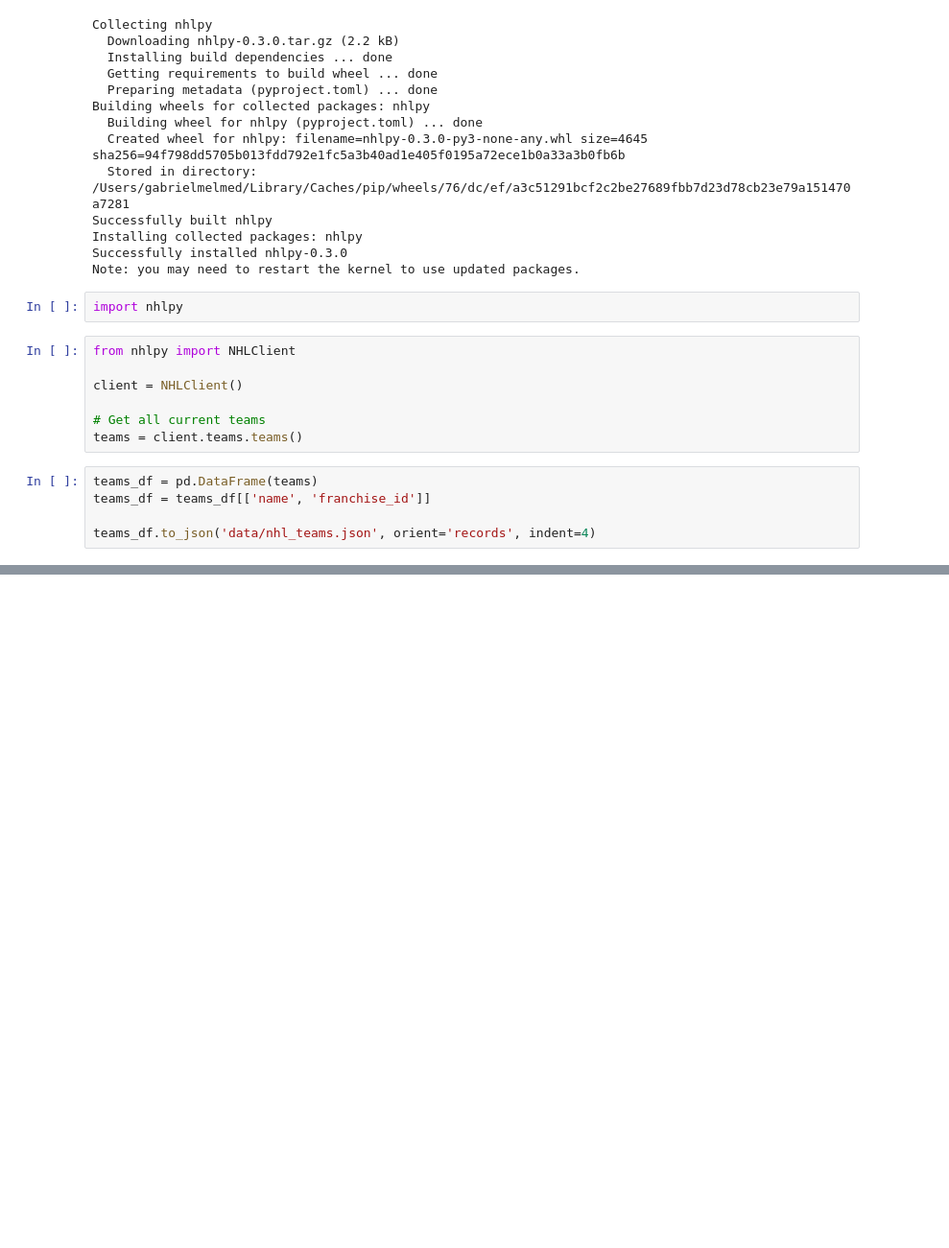
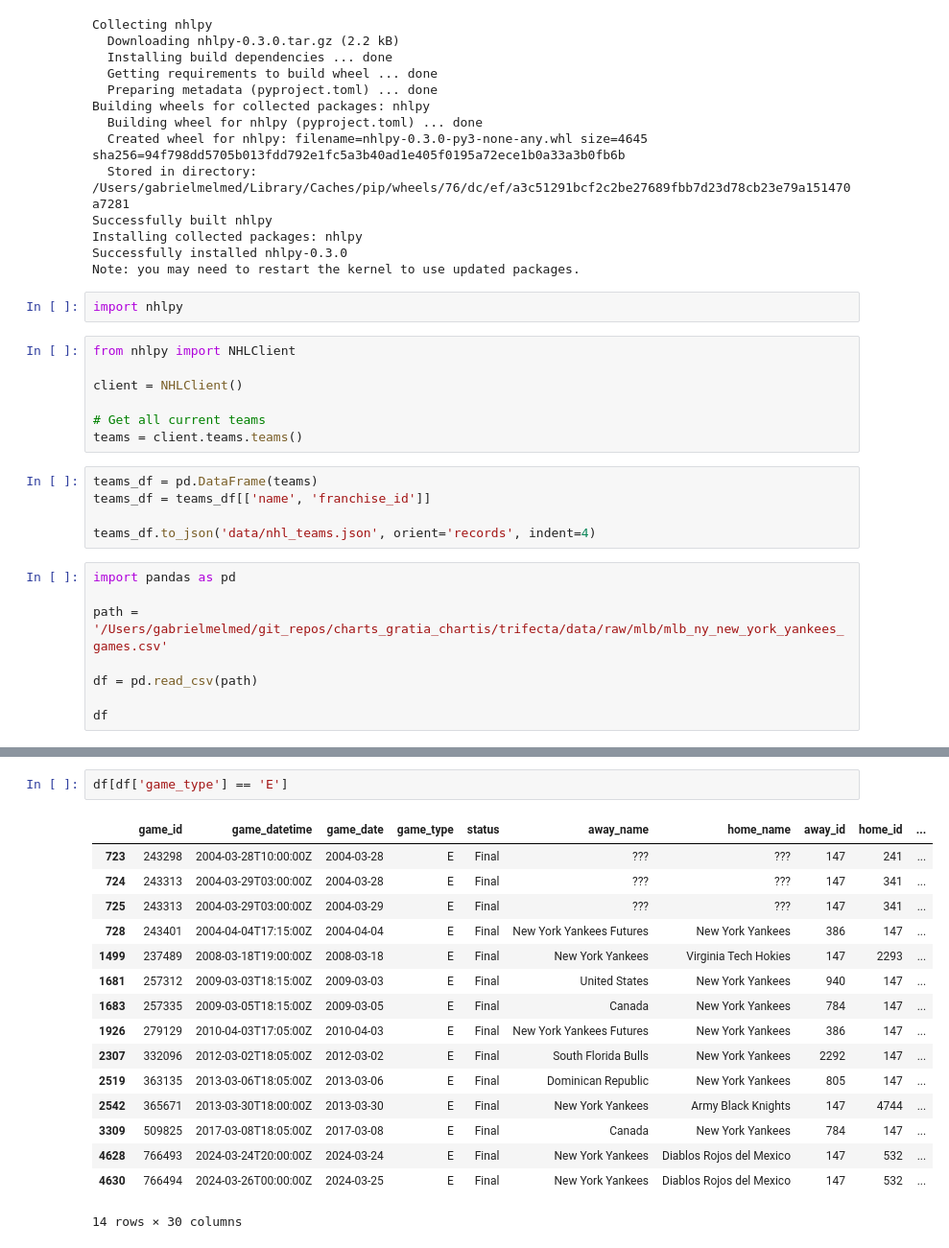
Before and after one commit to gmelmed/charts_gratia_chartis, a Jupyter notebook: trifecta/nba_api_experiment.ipynb, the cells around one changed output, grey strips where cells are left out. Shown: that part at 96% size. Cells and saved outputs as stored; diff of their text form; blank space fills up the shorter version.

```diff
--- a/trifecta/nba_api_experiment.ipynb
+++ b/trifecta/nba_api_experiment.ipynb
@@ -124,3 +124,11 @@ teams_df = pd.DataFrame(teams)
 teams_df = teams_df[['name', 'franchise_id']]
 
 teams_df.to_json('data/nhl_teams.json', orient='records', indent=4)
+# %%
+import pandas as pd
+
+path = '/Users/gabrielmelmed/git_repos/charts_gratia_chartis/trifecta/data/raw/mlb/mlb_ny_new_york_yankees_games.csv'
+
+df = pd.read_csv(path)
+
+df
@@ -126,0 +161,19 @@ teams_df.to_json('data/nhl_teams.json', orient='records', indent=4)
+# %%
+df[df['game_type'] == 'E']
+# %% [output]
+|  | game_id | game_datetime | game_date | game_type | status | away_name | home_name | away_id | home_id | ... |
+| 723 | 243298 | 2004-03-28T10:00:00Z | 2004-03-28 | E | Final | ??? | ??? | 147 | 241 | ... |
+| 724 | 243313 | 2004-03-29T03:00:00Z | 2004-03-28 | E | Final | ??? | ??? | 147 | 341 | ... |
+| 725 | 243313 | 2004-03-29T03:00:00Z | 2004-03-29 | E | Final | ??? | ??? | 147 | 341 | ... |
+| 728 | 243401 | 2004-04-04T17:15:00Z | 2004-04-04 | E | Final | New York Yankees Futures | New York Yankees | 386 | 147 | ... |
+| 1499 | 237489 | 2008-03-18T19:00:00Z | 2008-03-18 | E | Final | New York Yankees | Virginia Tech Hokies | 147 | 2293 | ... |
+| 1681 | 257312 | 2009-03-03T18:15:00Z | 2009-03-03 | E | Final | United States | New York Yankees | 940 | 147 | ... |
+| 1683 | 257335 | 2009-03-05T18:15:00Z | 2009-03-05 | E | Final | Canada | New York Yankees | 784 | 147 | ... |
+| 1926 | 279129 | 2010-04-03T17:05:00Z | 2010-04-03 | E | Final | New York Yankees Futures | New York Yankees | 386 | 147 | ... |
+| 2307 | 332096 | 2012-03-02T18:05:00Z | 2012-03-02 | E | Final | South Florida Bulls | New York Yankees | 2292 | 147 | ... |
+| 2519 | 363135 | 2013-03-06T18:05:00Z | 2013-03-06 | E | Final | Dominican Republic | New York Yankees | 805 | 147 | ... |
+| 2542 | 365671 | 2013-03-30T18:00:00Z | 2013-03-30 | E | Final | New York Yankees | Army Black Knights | 147 | 4744 | ... |
+| 3309 | 509825 | 2017-03-08T18:05:00Z | 2017-03-08 | E | Final | Canada | New York Yankees | 784 | 147 | ... |
+| 4628 | 766493 | 2024-03-24T20:00:00Z | 2024-03-24 | E | Final | New York Yankees | Diablos Rojos del Mexico | 147 | 532 | ... |
+| 4630 | 766494 | 2024-03-26T00:00:00Z | 2024-03-25 | E | Final | New York Yankees | Diablos Rojos del Mexico | 147 | 532 | ... |
+14 rows × 30 columns
```
Also changed, not shown: parts of 3 cells of this notebook, 23 other files.
